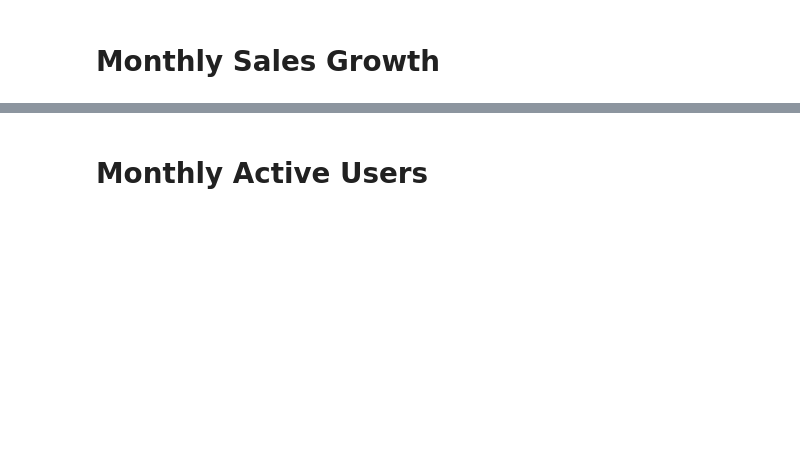
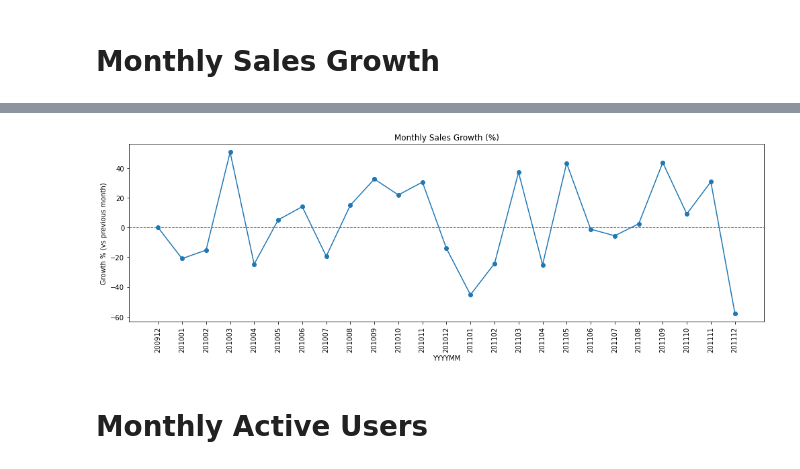
Before and after one commit to jarviscanada/jarvis_data_eng_OjuoluwaDabiri, a Jupyter notebook: python_data_analytics/retail_data_analytics_wrangling.ipynb, the cells around one changed output, grey strips where cells are left out. Saved outputs shown, nothing was run; the diff lists cells and outputs as text; code cells hidden in the pictures; blank space fills up the shorter version.

```diff
--- a/python_data_analytics/retail_data_analytics_wrangling.ipynb
+++ b/python_data_analytics/retail_data_analytics_wrangling.ipynb
@@ -353,3 +388,10 @@ plt.show()
 ![](https://i.imgur.com/J3btp8j.jpg)
 
 ---
+# %%
+ms = monthly_sales.copy().sort_values("yyyymm")
+
+# % growth vs previous month
+ms["sales_growth_pct"] = ms["monthly_sales"].pct_change() * 100
+ms["sales_growth_pct"] = ms["sales_growth_pct"].fillna(0)
+ms.head()
@@ -356,3 +405,17 @@ plt.show()
+# %%
+import matplotlib.pyplot as plt
+
+plt.figure(figsize=(14, 5))
+plt.plot(ms["yyyymm"].astype(str), ms["sales_growth_pct"], marker="o")
+plt.axhline(0, linestyle="--", linewidth=1)  # baseline
+plt.xticks(rotation=90)
+plt.title("Monthly Sales Growth (%)")
+plt.xlabel("YYYYMM")
+plt.ylabel("Growth % (vs previous month)")
+plt.tight_layout()
+plt.show()
+# %% [output]
+[figure, added]
 # %% [markdown]
 # Monthly Active Users
 # %% [markdown]
```
Also changed, not shown: parts of 22 cells of this notebook, 1 other file.
